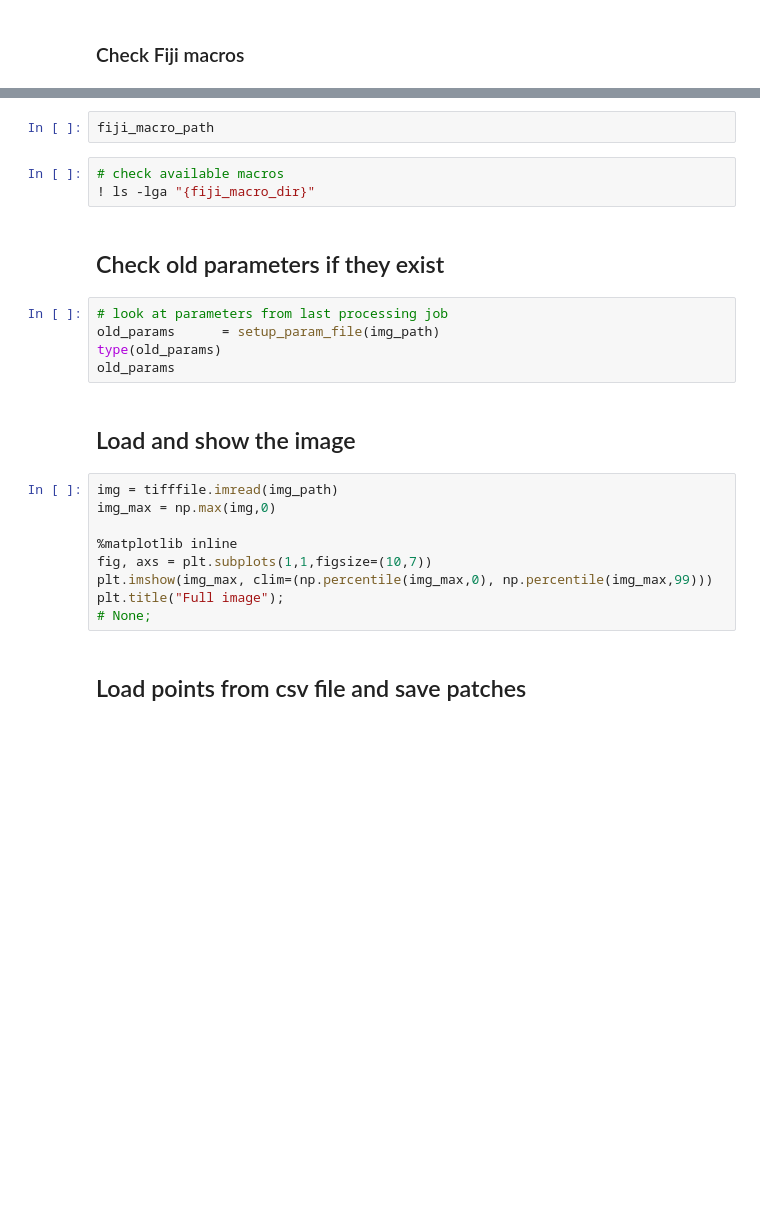
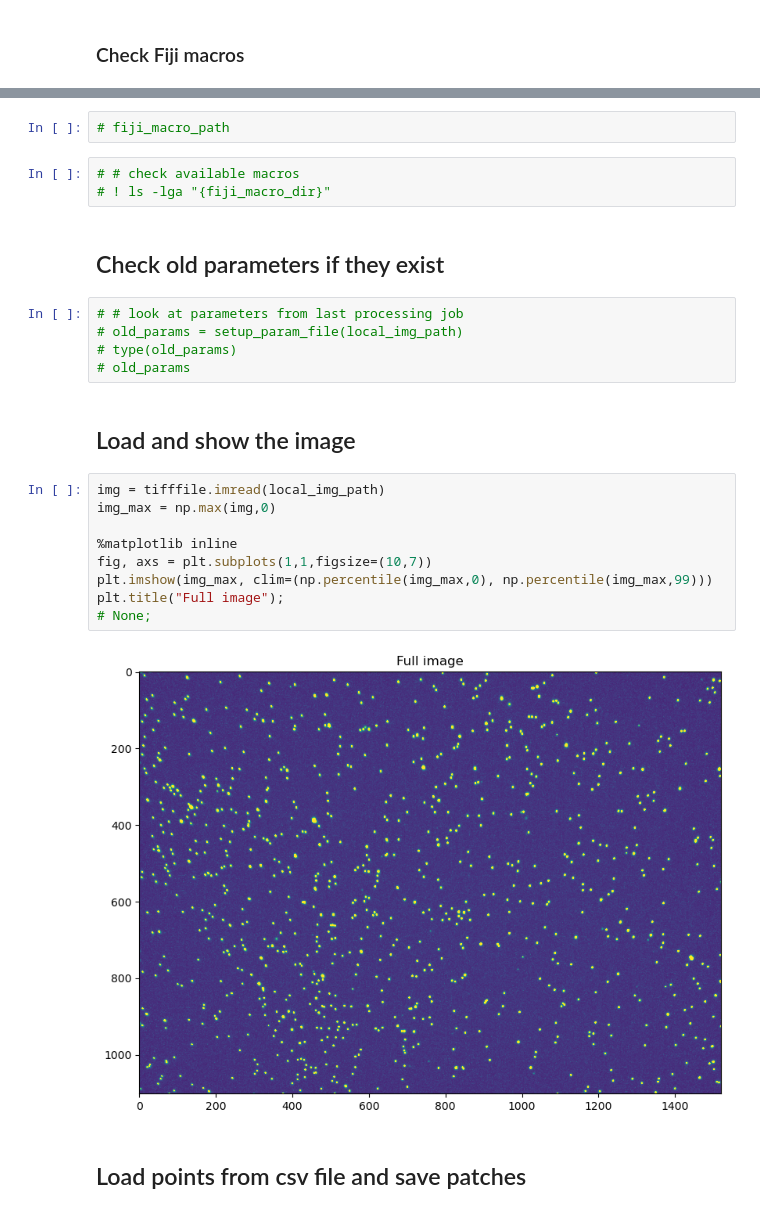
Before and after one commit to jqwhite/abberation_mapping, a Jupyter notebook: 01_process_patches.ipynb, the cells around one changed output, grey strips where cells are left out. Drawn from its saved outputs; the diff is of its cells as text; blank space fills up the shorter version.

```diff
--- a/01_process_patches.ipynb
+++ b/01_process_patches.ipynb
@@ -271,26 +329,28 @@ fiji_macro_dir
 # %%
-fiji_macro_path
+# fiji_macro_path
 # %%
-# check available macros
-! ls -lga "{fiji_macro_dir}"
+# # check available macros
+# ! ls -lga "{fiji_macro_dir}"
 # %% [markdown]
 ## Check old parameters if they exist
 # %%
-# look at parameters from last processing job
-old_params      = setup_param_file(img_path)
-type(old_params)
-old_params
+# # look at parameters from last processing job
+# old_params = setup_param_file(local_img_path)
+# type(old_params)
+# old_params
 # %% [markdown]
 ## Load and show the image
 # %%
-img = tifffile.imread(img_path)
+img = tifffile.imread(local_img_path)
 img_max = np.max(img,0)
 
 %matplotlib inline
 fig, axs = plt.subplots(1,1,figsize=(10,7))
 plt.imshow(img_max, clim=(np.percentile(img_max,0), np.percentile(img_max,99)))
 plt.title("Full image");
 # None;
+# %% [output]
+[figure, added]
 # %% [markdown]
 ## Load points from csv file and save patches
 # %%
```
Also changed, not shown: parts of 67 cells of this notebook, 3 other files.
